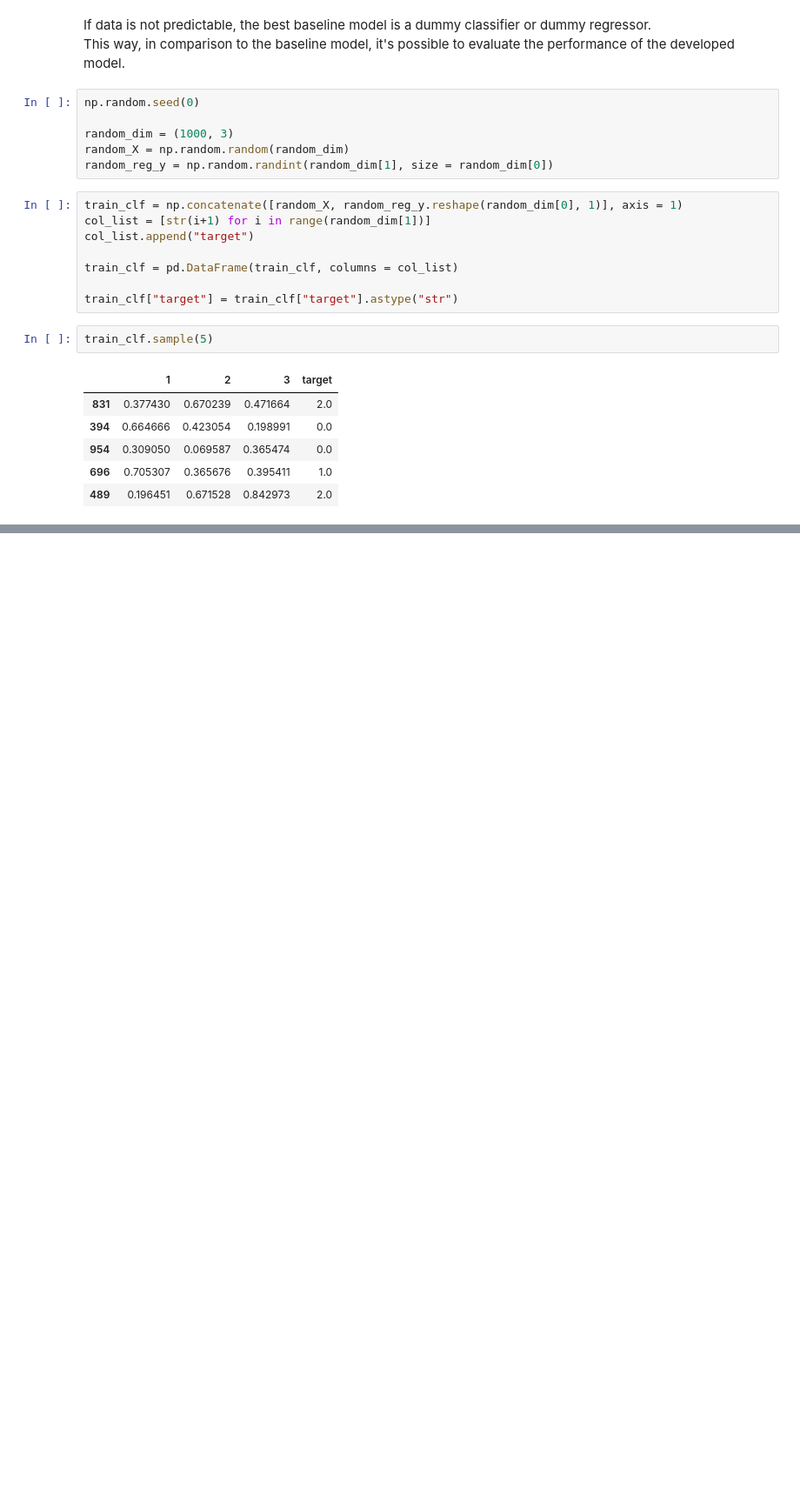
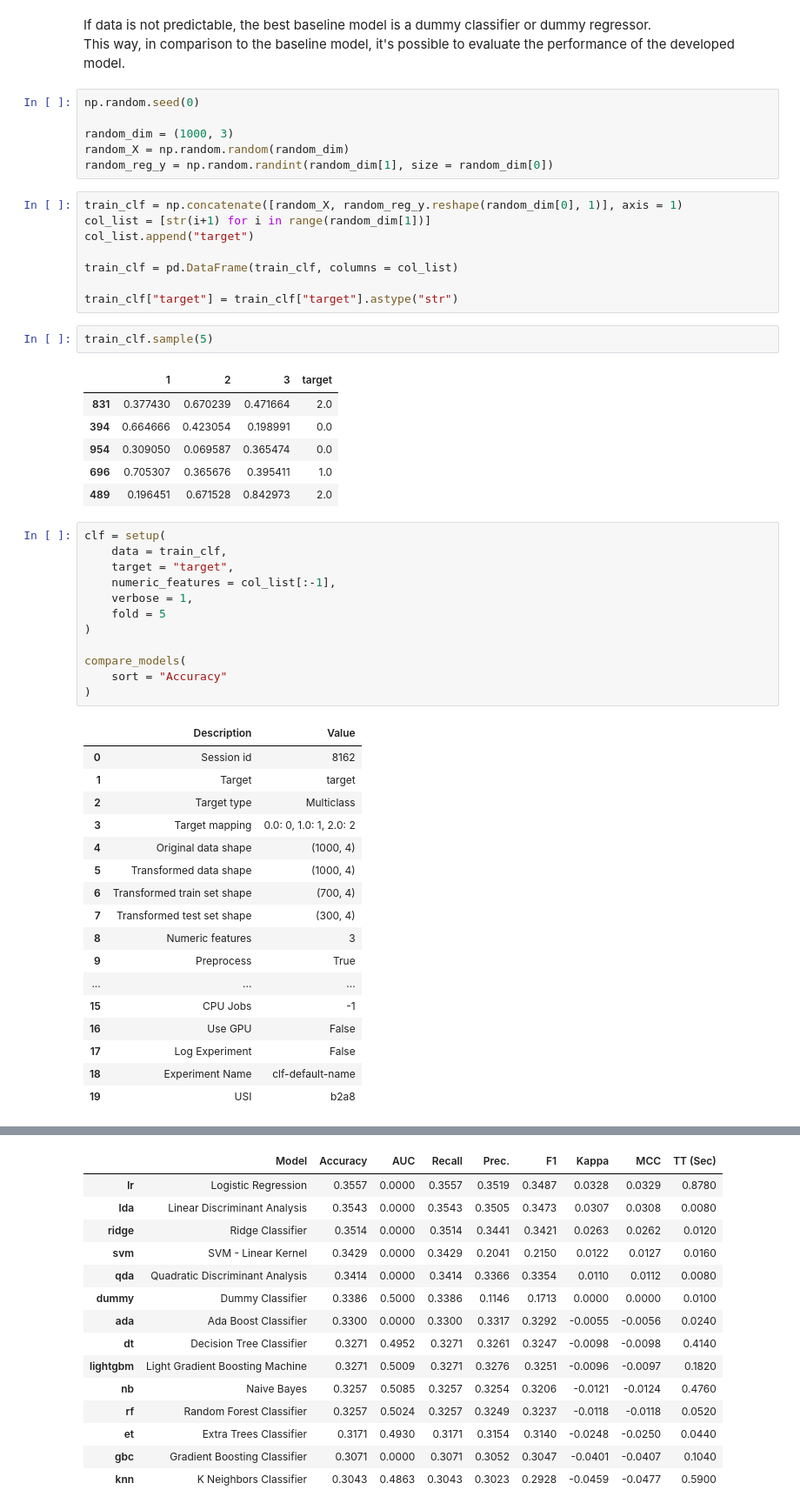
Before and after one commit to RobinWesselmann/Causal_Analysis, a Jupyter notebook: 04_Interesting_Nb/Benchmarking_and_Baselining_ML.ipynb, the cells around one changed output, grey strips where cells are left out. Shown at 87% size. Saved outputs shown, nothing was run; the diff lists cells and outputs as text; blank space fills up the shorter version.

```diff
--- a/04_Interesting_Nb/Benchmarking_and_Baselining_ML.ipynb
+++ b/04_Interesting_Nb/Benchmarking_and_Baselining_ML.ipynb
@@ -45,3 +63,33 @@ train_clf.sample(5)
 | 954 | 0.309050 | 0.069587 | 0.365474 | 0.0 |
 | 696 | 0.705307 | 0.365676 | 0.395411 | 1.0 |
 | 489 | 0.196451 | 0.671528 | 0.842973 | 2.0 |
+# %%
+clf = setup(
+    data = train_clf,
+    target = "target",
+    numeric_features = col_list[:-1],
+    verbose = 1,
+    fold = 5
+)
+
+compare_models(
+    sort = "Accuracy"
+)
+# %% [output]
+|  | Description | Value |
+| 0 | Session id | 8162 |
+| 1 | Target | target |
+| 2 | Target type | Multiclass |
+| 3 | Target mapping | 0.0: 0, 1.0: 1, 2.0: 2 |
+| 4 | Original data shape | (1000, 4) |
+| 5 | Transformed data shape | (1000, 4) |
+| 6 | Transformed train set shape | (700, 4) |
+| 7 | Transformed test set shape | (300, 4) |
+| 8 | Numeric features | 3 |
+| 9 | Preprocess | True |
+| ... | ... | ... |
+| 15 | CPU Jobs | -1 |
+| 16 | Use GPU | False |
+| 17 | Log Experiment | False |
+| 18 | Experiment Name | clf-default-name |
+| 19 | USI | b2a8 |
@@ -47,0 +97,15 @@ train_clf.sample(5)
+|  | Model | Accuracy | AUC | Recall | Prec. | F1 | Kappa | MCC | TT (Sec) |
+| lr | Logistic Regression | 0.3557 | 0.0000 | 0.3557 | 0.3519 | 0.3487 | 0.0328 | 0.0329 | 0.8780 |
+| lda | Linear Discriminant Analysis | 0.3543 | 0.0000 | 0.3543 | 0.3505 | 0.3473 | 0.0307 | 0.0308 | 0.0080 |
+| ridge | Ridge Classifier | 0.3514 | 0.0000 | 0.3514 | 0.3441 | 0.3421 | 0.0263 | 0.0262 | 0.0120 |
+| svm | SVM - Linear Kernel | 0.3429 | 0.0000 | 0.3429 | 0.2041 | 0.2150 | 0.0122 | 0.0127 | 0.0160 |
+| qda | Quadratic Discriminant Analysis | 0.3414 | 0.0000 | 0.3414 | 0.3366 | 0.3354 | 0.0110 | 0.0112 | 0.0080 |
+| dummy | Dummy Classifier | 0.3386 | 0.5000 | 0.3386 | 0.1146 | 0.1713 | 0.0000 | 0.0000 | 0.0100 |
+| ada | Ada Boost Classifier | 0.3300 | 0.0000 | 0.3300 | 0.3317 | 0.3292 | -0.0055 | -0.0056 | 0.0240 |
+| dt | Decision Tree Classifier | 0.3271 | 0.4952 | 0.3271 | 0.3261 | 0.3247 | -0.0098 | -0.0098 | 0.4140 |
+| lightgbm | Light Gradient Boosting Machine | 0.3271 | 0.5009 | 0.3271 | 0.3276 | 0.3251 | -0.0096 | -0.0097 | 0.1820 |
+| nb | Naive Bayes | 0.3257 | 0.5085 | 0.3257 | 0.3254 | 0.3206 | -0.0121 | -0.0124 | 0.4760 |
+| rf | Random Forest Classifier | 0.3257 | 0.5024 | 0.3257 | 0.3249 | 0.3237 | -0.0118 | -0.0118 | 0.0520 |
+| et | Extra Trees Classifier | 0.3171 | 0.4930 | 0.3171 | 0.3154 | 0.3140 | -0.0248 | -0.0250 | 0.0440 |
+| gbc | Gradient Boosting Classifier | 0.3071 | 0.0000 | 0.3071 | 0.3052 | 0.3047 | -0.0401 | -0.0407 | 0.1040 |
+| knn | K Neighbors Classifier | 0.3043 | 0.4863 | 0.3043 | 0.3023 | 0.2928 | -0.0459 | -0.0477 | 0.5900 |
```
Also changed, not shown: parts of 35 cells of this notebook, 3 other files.
